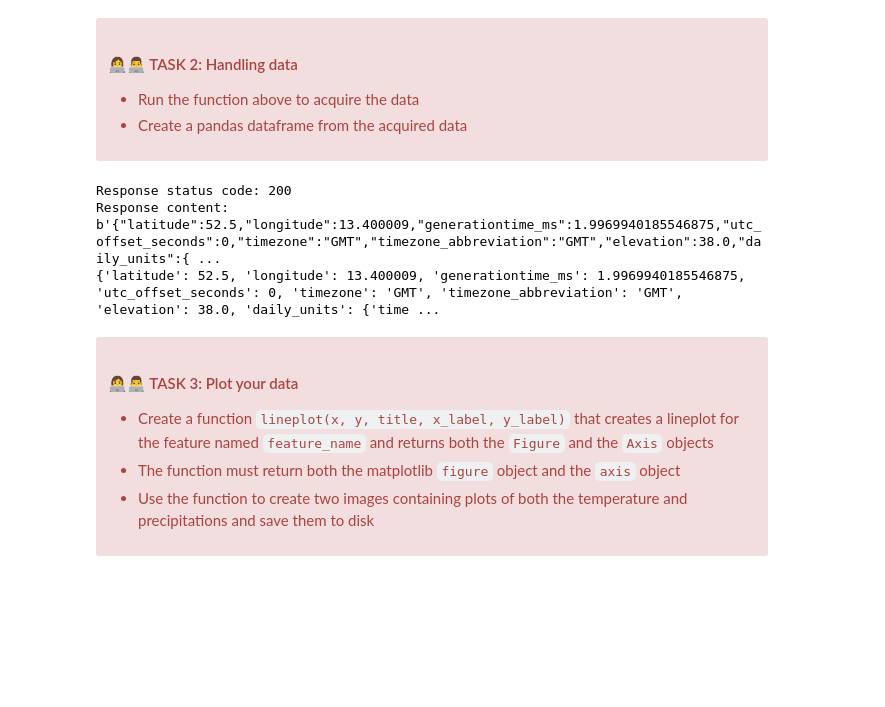
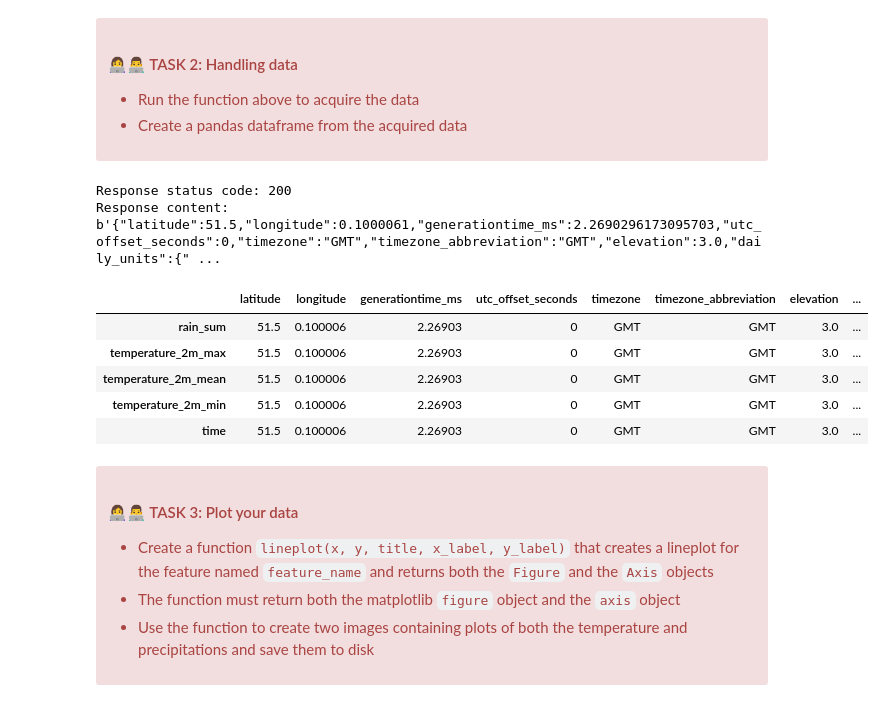
Before and after one commit to UCL-ELEC0136/3-data-processing-CurieN26, a Jupyter notebook: 3-data-processing.ipynb, the cells around one changed output. Cells and saved outputs as stored; diff of their text form; code cells hidden in the pictures; blank space fills up the shorter version.

```diff
--- a/3-data-processing.ipynb
+++ b/3-data-processing.ipynb
@@ -104,19 +103,33 @@ def acquire_data(latitude: float, longitude: float, start_date: str, end_date: s
 # %%
 # add your code here
 import pandas as pd
 
-latitude = 52.52  # Replace with your desired latitude
-longitude = 13.41  # Replace with your desired longitude
+latitude = 51.5072  # Replace with your desired latitude
+longitude = 0.1276  # Replace with your desired longitude
 start_date = "1950-01-01"
 end_date = "1954-12-31"
 selected_features = ["temperature_2m_max", "temperature_2m_min","temperature_2m_mean" ,"rain_sum"]
 
-data_df = acquire_data(latitude, longitude, start_date, end_date, selected_features)
-print(data_df)
+#perform the request
+data = acquire_data(latitude, longitude, start_date, end_date, selected_features)
+
+#create the dataframe
+time_series = data.pop("daily")
+
+time_series = pd.DataFrame(time_series)
+meta_data = pd.DataFrame(data)
+
+# let's have a look at it
+meta_data.head() # displays the first few rows of the df using head()
 # %% [output]
 Response status code: 200
-Response content: b'{"latitude":52.5,"longitude":13.400009,"generationtime_ms":1.9969940185546875,"utc_offset_seconds":0,"timezone":"GMT","timezone_abbreviation":"GMT","elevation":38.0,"daily_units":{ ...
-{'latitude': 52.5, 'longitude': 13.400009, 'generationtime_ms': 1.9969940185546875, 'utc_offset_seconds': 0, 'timezone': 'GMT', 'timezone_abbreviation': 'GMT', 'elevation': 38.0, 'daily_units': {'time ...
+Response content: b'{"latitude":51.5,"longitude":0.1000061,"generationtime_ms":2.2690296173095703,"utc_offset_seconds":0,"timezone":"GMT","timezone_abbreviation":"GMT","elevation":3.0,"daily_units":{" ...
+|  | latitude | longitude | generationtime_ms | utc_offset_seconds | timezone | timezone_abbreviation | elevation | ... |
+| rain_sum | 51.5 | 0.100006 | 2.26903 | 0 | GMT | GMT | 3.0 | ... |
+| temperature_2m_max | 51.5 | 0.100006 | 2.26903 | 0 | GMT | GMT | 3.0 | ... |
+| temperature_2m_mean | 51.5 | 0.100006 | 2.26903 | 0 | GMT | GMT | 3.0 | ... |
+| temperature_2m_min | 51.5 | 0.100006 | 2.26903 | 0 | GMT | GMT | 3.0 | ... |
+| time | 51.5 | 0.100006 | 2.26903 | 0 | GMT | GMT | 3.0 | ... |
 # %% [markdown]
 <div class="alert alert-block alert-danger">
 <h4>👩‍💻👨‍💻 TASK 3: Plot your data</h4>
```
Also changed, not shown: parts of 2 cells of this notebook.
